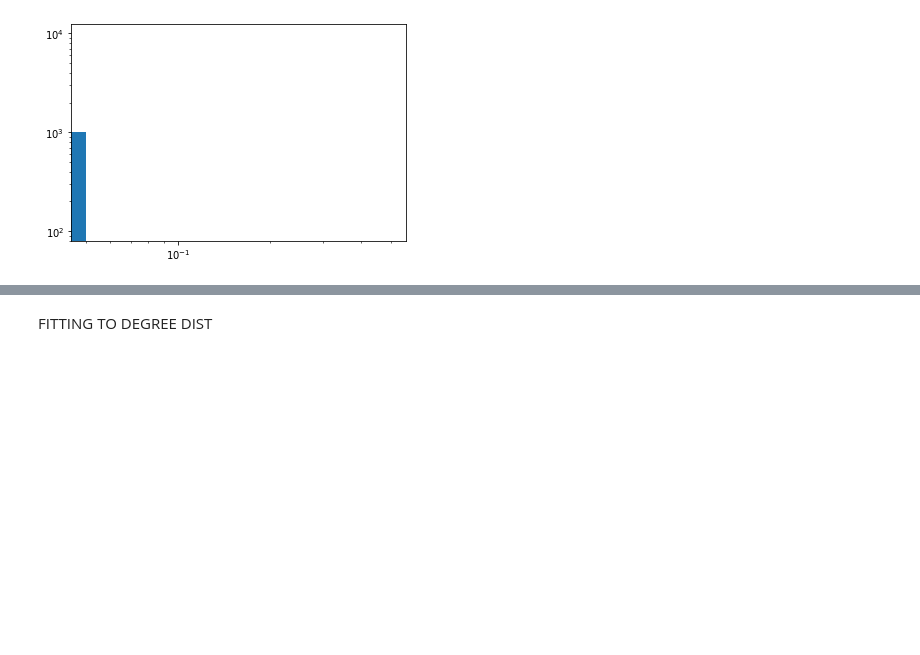
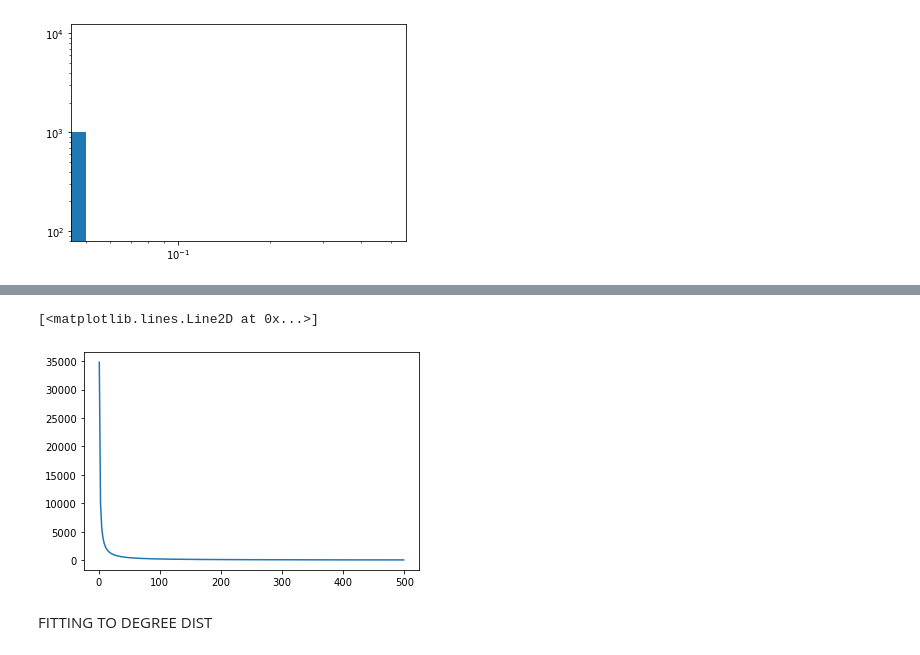
Before and after one commit to Dellapino/MSci-Project, a Jupyter notebook: testing network scaling.ipynb, the cells around one changed output, grey strips where cells are left out. Saved outputs shown, nothing was run; the diff lists cells and outputs as text; code cells hidden in the pictures; blank space fills up the shorter version.

```diff
--- a/testing network scaling.ipynb
+++ b/testing network scaling.ipynb
@@ -168,3 +168,10 @@ weight_samples = weight_samples / norm
+# %%
+x = np.arange(1, 500, 2)
+y = inverse_weight_func(x, fit[0], fit[1])
+plt.plot(x,y)
+# %% [output]
+[<matplotlib.lines.Line2D at 0x...>]
+[figure, added]
 # %% [markdown]
 FITTING TO DEGREE DIST
 # %%
```
Also changed, not shown: parts of 10 cells of this notebook, 5 other files.
